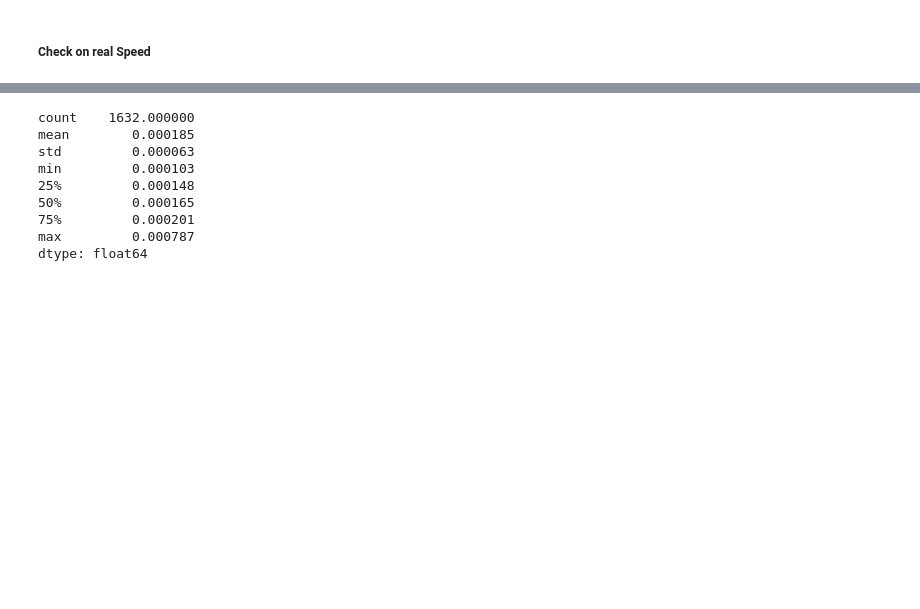
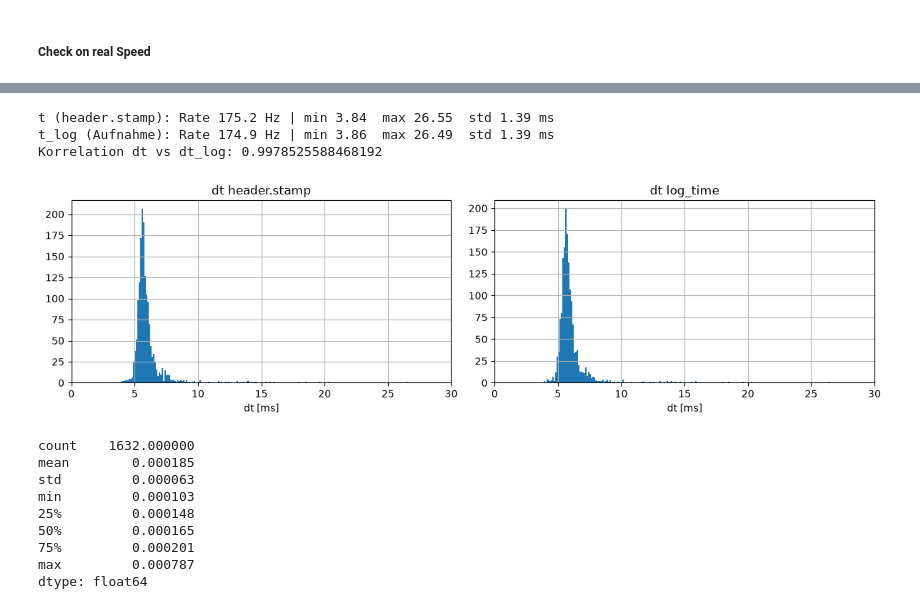
Before and after one commit to Autonomous-System-ZHAW/athena-data-analysis, a Jupyter notebook: sim-to-real-gap/stage-1-testing/data-analysis-stage-1.ipynb, the cells around one changed output, grey strips where cells are left out. Saved outputs shown, nothing was run; the diff lists cells and outputs as text; code cells hidden in the pictures; blank space fills up the shorter version.

```diff
--- a/sim-to-real-gap/stage-1-testing/data-analysis-stage-1.ipynb
+++ b/sim-to-real-gap/stage-1-testing/data-analysis-stage-1.ipynb
@@ -206,3 +236,25 @@ Vicon: 0.0013892672601328424  Log: 0.0013927077796071282
+# %%
+df = dfs["straight"]["1-1"]
+dt     = np.diff(df["t"].to_numpy()) * 1e3
+dt_log = np.diff(df["t_log"].to_numpy()) * 1e3
+
+for name, d in [("t (header.stamp)", dt), ("t_log (Aufnahme)", dt_log)]:
+    print(f"{name}: Rate {1e3/np.median(d):.1f} Hz | "
+          f"min {d.min():.2f}  max {d.max():.2f}  std {d.std():.2f} ms")
+
+print("Korrelation dt vs dt_log:", np.corrcoef(dt, dt_log)[0, 1])
+
+fig, axes = plt.subplots(1, 2, figsize=(12, 3.5), sharex=True)
+axes[0].hist(dt, bins=200);     axes[0].set_title("dt header.stamp")
+axes[1].hist(dt_log, bins=200); axes[1].set_title("dt log_time")
+for ax in axes:
+    ax.set_xlabel("dt [ms]"); ax.set_xlim(0, 30); ax.grid(True)
+plt.tight_layout(); plt.show()
+# %% [output]
+t (header.stamp): Rate 175.2 Hz | min 3.84  max 26.55  std 1.39 ms
+t_log (Aufnahme): Rate 174.9 Hz | min 3.86  max 26.49  std 1.39 ms
+Korrelation dt vs dt_log: 0.9978525588468192
+[figure, added]
 # %%
 print((df["t_log"] - df["t"]).describe())
 # %% [output]
```
Also changed, not shown: parts of 7 cells of this notebook, 32 other files.
